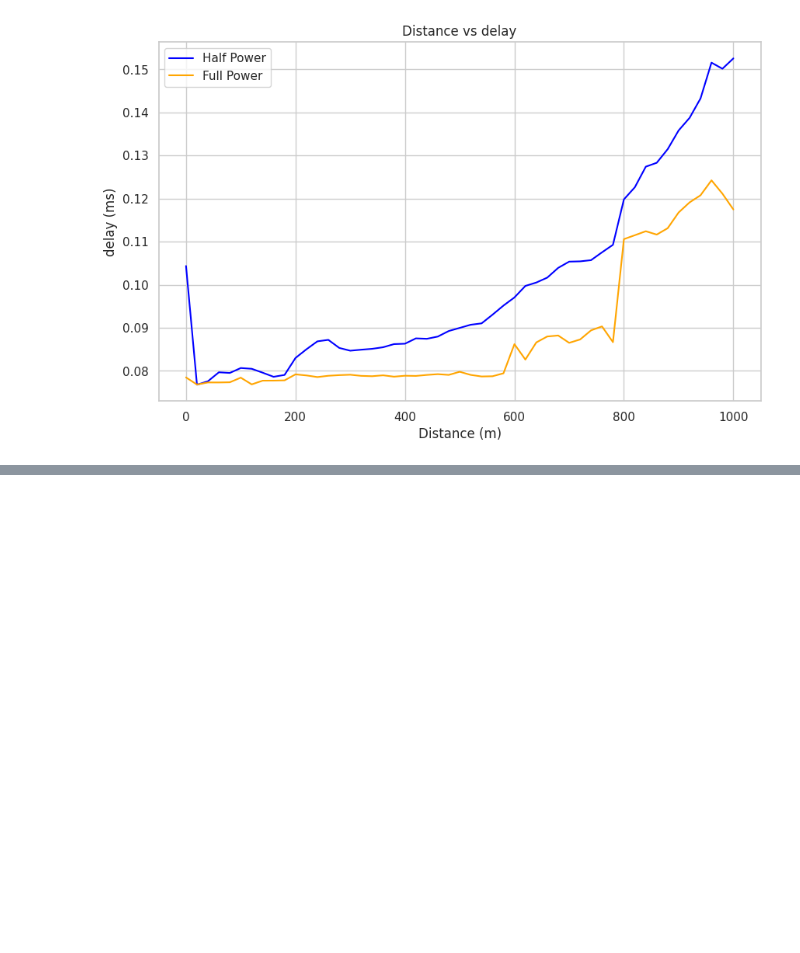
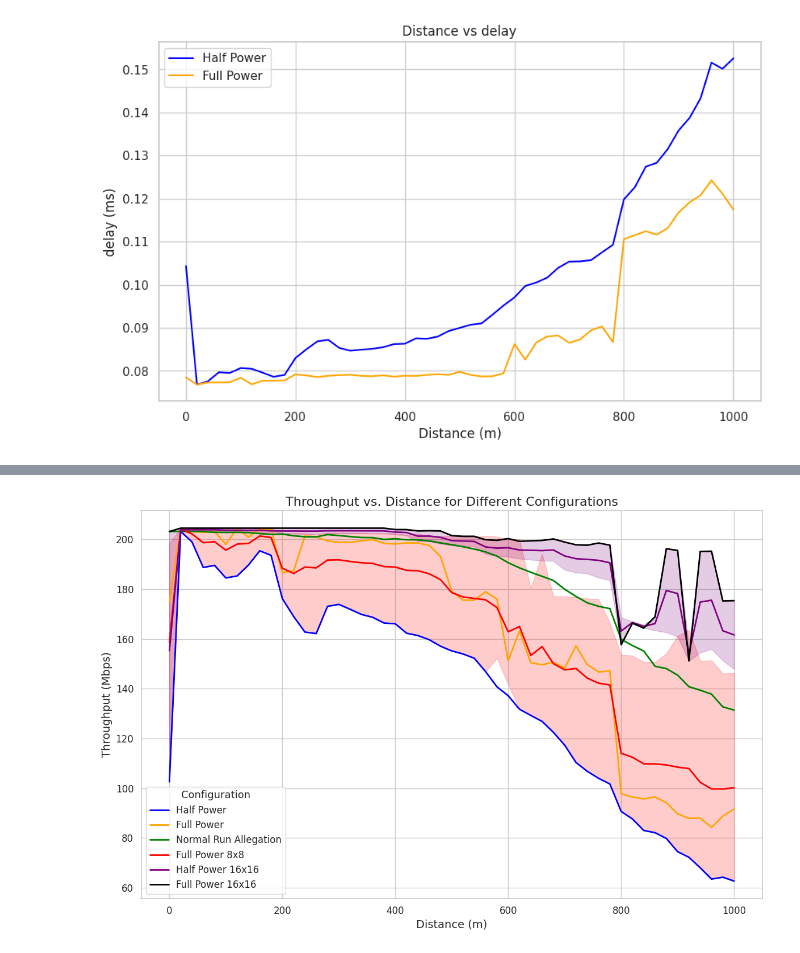
Before and after one commit to omartarek000/ns3_work_file_5G_lena, a Jupyter notebook: power_port_analysis.ipynb, the cells around one changed output, grey strips where cells are left out. Cells and saved outputs as stored; diff of their text form; code cells hidden in the pictures; blank space fills up the shorter version.

```diff
--- a/power_port_analysis.ipynb
+++ b/power_port_analysis.ipynb
@@ -75,0 +142,88 @@ plt.show()
+# %%
+plt.figure(figsize=(12, 8))  # Increased figure size for better readability
+sns.set(style="whitegrid")
+
+# Define more distinct colors, considering colorblindness
+colors = {
+    'Half Power': 'blue',
+    'Full Power': 'orange',
+    'Normal Run Allegation': 'green',
+    'Full Power 8x8': 'red',
+    'Half Power 16x16': 'purple',
+    'Full Power 16x16': 'black',
+}
+
+# Plotting with defined colors and clearer labels
+sns.lineplot(
+    data=df_half_power[df_half_power['Metric'] == 'Throughput'],
+    x='gnbUeDistance',
+    y='Value',
+    label='Half Power',
+    color=colors['Half Power'],
+    linewidth=2,
+)  # Increased linewidth
+sns.lineplot(
+    data=df_full_power[df_full_power['Metric'] == 'Throughput'],
+    x='gnbUeDistance',
+    y='Value',
+    label='Full Power',
+    color=colors['Full Power'],
+    linewidth=2,
+)
+sns.lineplot(
+    data=df_normal_run_allegation[
+        df_normal_run_allegation['Metric'] == 'Throughput'
+    ],
+    x='gnbUeDistance',
+    y='Value',
+    label='Normal Run Allegation',
+    color=colors['Normal Run Allegation'],
+    linewidth=2,
+)
+sns.lineplot(
+    data=df_upnormal_run_allegation[
+        df_upnormal_run_allegation['Metric'] == 'Throughput'
+    ],
+    x='gnbUeDistance',
+    y='Value',
+    label='Full Power 8x8',
+    color=colors['Full Power 8x8'],
+    linewidth=2,
+)
+sns.lineplot(
+    data=df_upnormal_run_allegation_16half[
+        df_upnormal_run_allegation_16half['Metric'] == 'Throughput'
+    ],
+    x='gnbUeDistance',
+    y='Value',
+    label='Half Power 16x16',
+    color=colors['Half Power 16x16'],
+    linewidth=2,
+)
+sns.lineplot(
+    data=df_upnormal_run_allegation_16[
+        df_upnormal_run_allegation_16['Metric'] == 'Throughput'
+    ],
+    x='gnbUeDistance',
+    y='Value',
+    label='Full Power 16x16',
+    color=colors['Full Power 16x16'],
+    linewidth=2,
+)
+
+
+plt.title('Throughput vs. Distance for Different Configurations', fontsize=16)  # More descriptive title, larger font size
+plt.xlabel('Distance (m)', fontsize=14)  # Larger font size for labels
+plt.ylabel('Throughput (Mbps)', fontsize=14)
+plt.legend(
+    title='Configuration',
+    fontsize=12,
+    title_fontsize=13,
+)  # Legend with title, larger font
+plt.xticks(fontsize=12)  # Larger tick label font
+plt.yticks(fontsize=12)
+plt.grid(True)
+plt.tight_layout()  # Adjust layout to prevent labels from overlapping
+plt.show()
+# %% [output]
+[figure, added]
```
Also changed, not shown: parts of 22 cells of this notebook, 1 other file.
